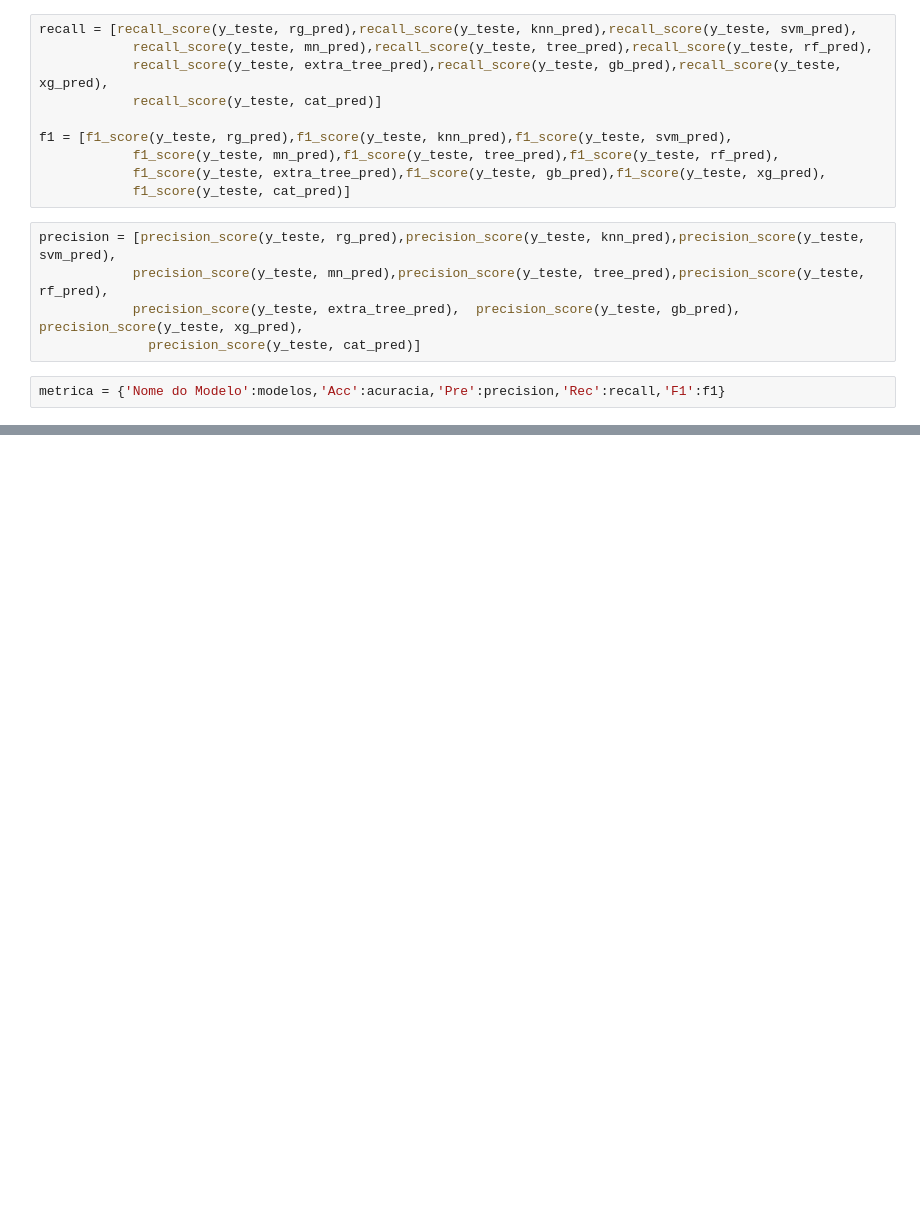
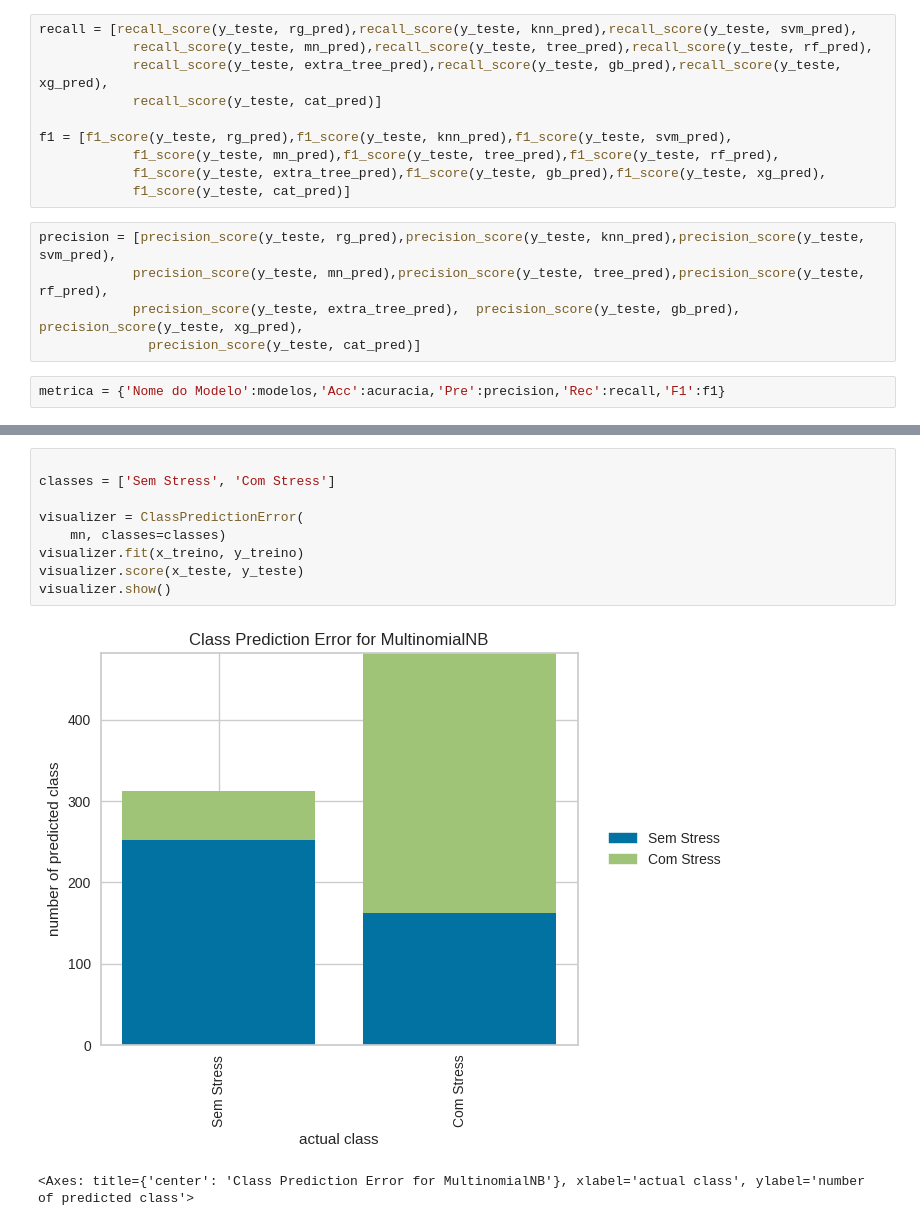
Before and after one commit to gustavoramos82/Texto-Stress, a Jupyter notebook: Prevendo_Stress.ipynb, the cells around one changed output, grey strips where cells are left out. Drawn from its saved outputs; the diff is of its cells as text; blank space fills up the shorter version.

Commit message:
Adiconda o gráfico do class prediction error do yellowbrick

```diff
--- a/Prevendo_Stress.ipynb
+++ b/Prevendo_Stress.ipynb
@@ -470,3 +472,15 @@ Comparando as métircas, podemos ver que:
 ![image](https://user-images.githubusercontent.com/39843884/233484847-7c15a251-c252-497d-a244-3b67e3ffc5e8.png)
 
 - Fazer uma maior investigação pra ver se existem termos que tem mais uma classe do que outro.
+# %%
+
+classes = ['Sem Stress', 'Com Stress']
+
+visualizer = ClassPredictionError(
+    mn, classes=classes)
+visualizer.fit(x_treino, y_treino)
+visualizer.score(x_teste, y_teste)
+visualizer.show()
+# %% [output]
+[figure, added]
+<Axes: title={'center': 'Class Prediction Error for MultinomialNB'}, xlabel='actual class', ylabel='number of predicted class'>
```
Also changed, not shown: parts of 18 cells of this notebook.
